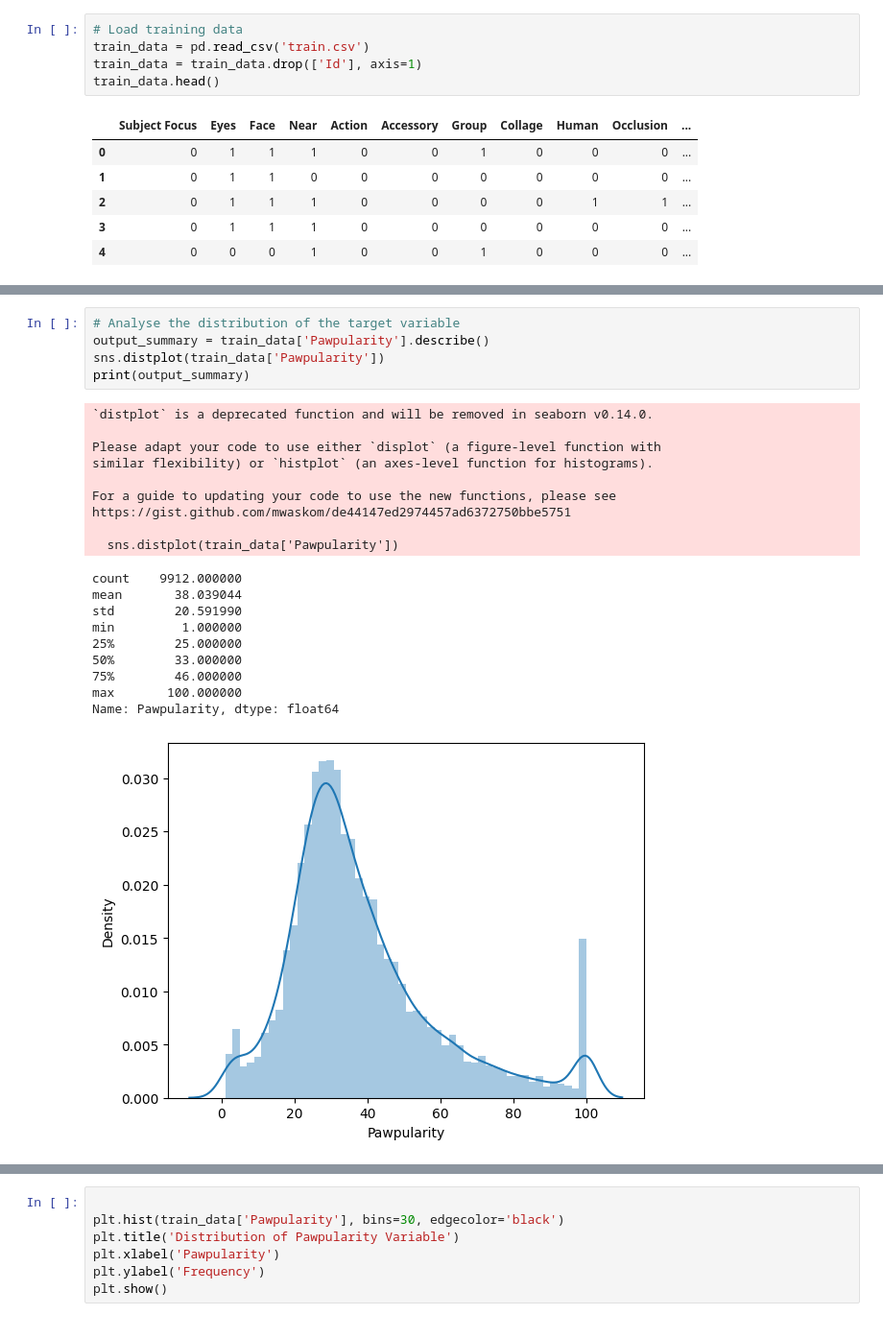
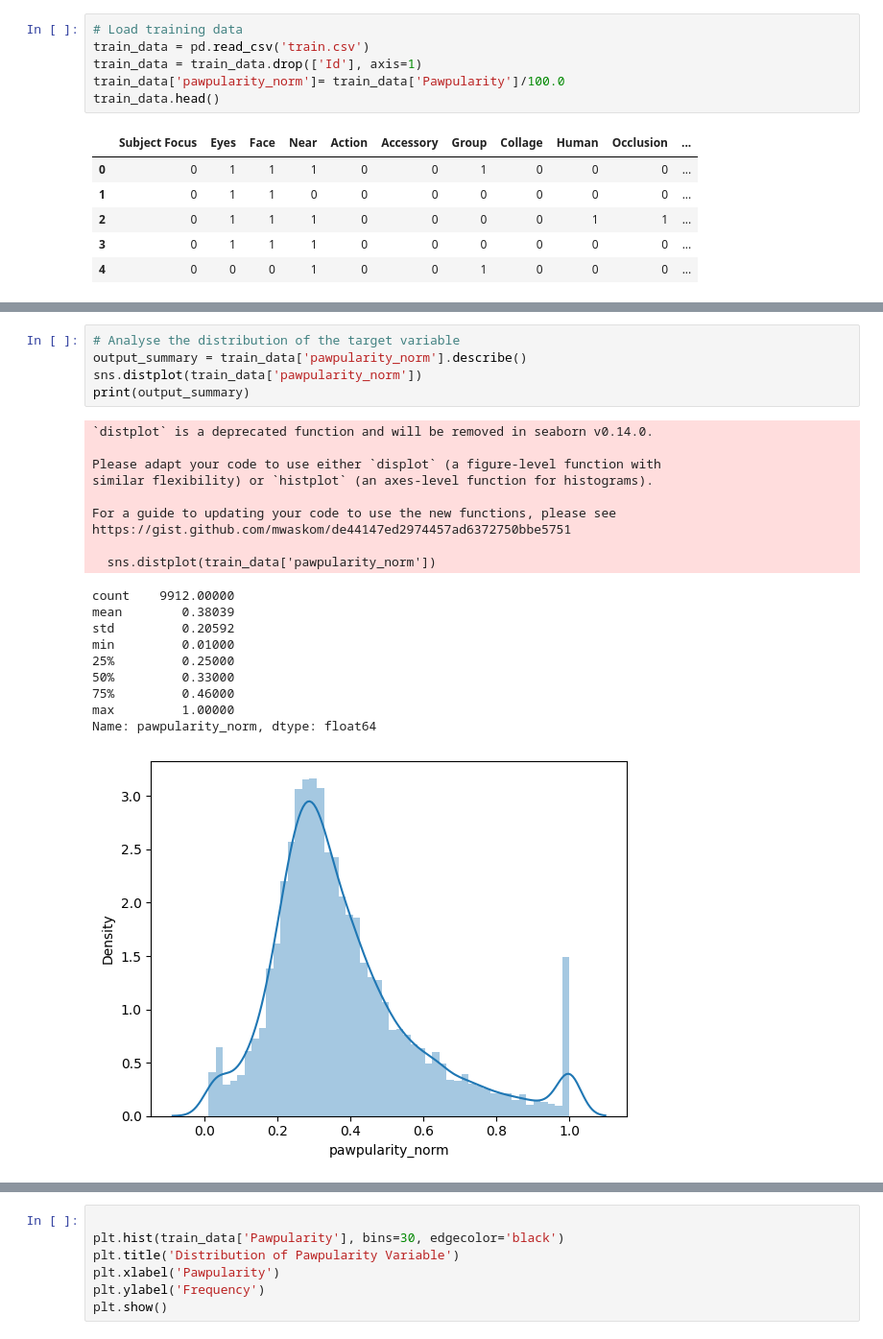
Before and after one commit to minesamaro/pawpularity-daco, a Jupyter notebook: data_processer.ipynb, the cells around one changed output, grey strips where cells are left out. Shown at 96% size. Drawn from its saved outputs; the diff is of its cells as text.

```diff
--- a/data_processer.ipynb
+++ b/data_processer.ipynb
@@ -29,6 +30,7 @@ import seaborn as sns
 # Load training data
 train_data = pd.read_csv('train.csv')
 train_data = train_data.drop(['Id'], axis=1)
+train_data['pawpularity_norm']= train_data['Pawpularity']/100.0
 train_data.head()
 # %% [output]
 |  | Subject Focus | Eyes | Face | Near | Action | Accessory | Group | Collage | Human | Occlusion | ... |
@@ -40,25 +68,25 @@ train_data.head()
 # %%
 # Analyse the distribution of the target variable
-output_summary = train_data['Pawpularity'].describe()
-sns.distplot(train_data['Pawpularity'])
+output_summary = train_data['pawpularity_norm'].describe()
+sns.distplot(train_data['pawpularity_norm'])
 print(output_summary)
 # %% [output]
 `distplot` is a deprecated function and will be removed in seaborn v0.14.0.
 
 Please adapt your code to use either `displot` (a figure-level function with
 similar flexibility) or `histplot` (an axes-level function for histograms).
 
 For a guide to updating your code to use the new functions, please see
 https://gist.github.com/mwaskom/de44147ed2974457ad6372750bbe5751
 
-  sns.distplot(train_data['Pawpularity'])
+  sns.distplot(train_data['pawpularity_norm'])
-count    9912.000000
-mean       38.039044
-std        20.591990
-min         1.000000
-25%        25.000000
-50%        33.000000
-75%        46.000000
-max       100.000000
-Name: Pawpularity, dtype: float64
+count    9912.00000
+mean        0.38039
+std         0.20592
+min         0.01000
+25%         0.25000
+50%         0.33000
+75%         0.46000
+max         1.00000
+Name: pawpularity_norm, dtype: float64
-[figure, old version]
+[figure, new version]
```
Also changed, not shown: parts of 29 cells of this notebook, 5 other files.
